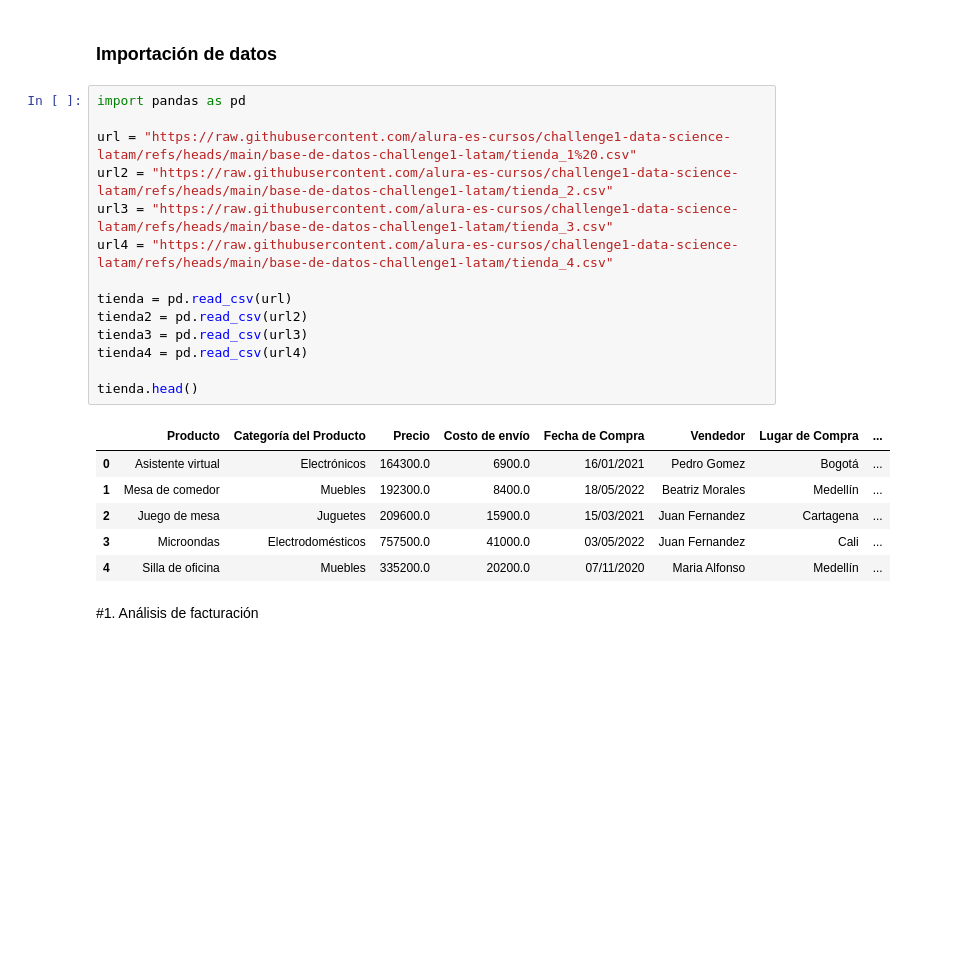
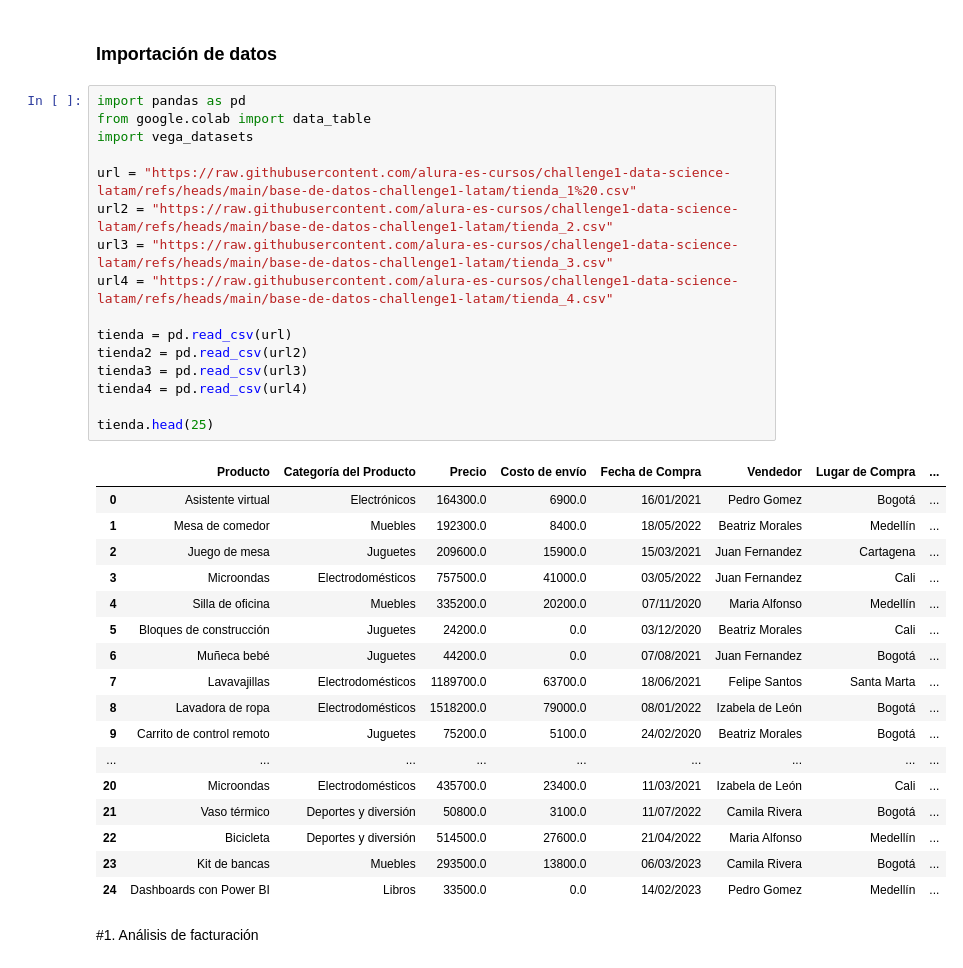
Before and after one commit to JDVAR7/2048-python-para-data-science-trabajar-con-funciones, a Jupyter notebook: alurastorelatam.ipynb, the cells around one changed output. Cells and saved outputs as stored; diff of their text form; blank space fills up the shorter version.

```diff
--- a/alurastorelatam.ipynb
+++ b/alurastorelatam.ipynb
@@ -4,24 +4,37 @@
 ### Importación de datos
 # %%
 import pandas as pd
+from google.colab import data_table
+import vega_datasets
 
 url = "https://raw.githubusercontent.com/alura-es-cursos/challenge1-data-science-latam/refs/heads/main/base-de-datos-challenge1-latam/tienda_1%20.csv"
 url2 = "https://raw.githubusercontent.com/alura-es-cursos/challenge1-data-science-latam/refs/heads/main/base-de-datos-challenge1-latam/tienda_2.csv"
 url3 = "https://raw.githubusercontent.com/alura-es-cursos/challenge1-data-science-latam/refs/heads/main/base-de-datos-challenge1-latam/tienda_3.csv"
 url4 = "https://raw.githubusercontent.com/alura-es-cursos/challenge1-data-science-latam/refs/heads/main/base-de-datos-challenge1-latam/tienda_4.csv"
 
 tienda = pd.read_csv(url)
 tienda2 = pd.read_csv(url2)
 tienda3 = pd.read_csv(url3)
 tienda4 = pd.read_csv(url4)
 
-tienda.head()
+tienda.head(25)
 # %% [output]
 |  | Producto | Categoría del Producto | Precio | Costo de envío | Fecha de Compra | Vendedor | Lugar de Compra | ... |
 | 0 | Asistente virtual | Electrónicos | 164300.0 | 6900.0 | 16/01/2021 | Pedro Gomez | Bogotá | ... |
 | 1 | Mesa de comedor | Muebles | 192300.0 | 8400.0 | 18/05/2022 | Beatriz Morales | Medellín | ... |
 | 2 | Juego de mesa | Juguetes | 209600.0 | 15900.0 | 15/03/2021 | Juan Fernandez | Cartagena | ... |
 | 3 | Microondas | Electrodomésticos | 757500.0 | 41000.0 | 03/05/2022 | Juan Fernandez | Cali | ... |
 | 4 | Silla de oficina | Muebles | 335200.0 | 20200.0 | 07/11/2020 | Maria Alfonso | Medellín | ... |
+| 5 | Bloques de construcción | Juguetes | 24200.0 | 0.0 | 03/12/2020 | Beatriz Morales | Cali | ... |
+| 6 | Muñeca bebé | Juguetes | 44200.0 | 0.0 | 07/08/2021 | Juan Fernandez | Bogotá | ... |
+| 7 | Lavavajillas | Electrodomésticos | 1189700.0 | 63700.0 | 18/06/2021 | Felipe Santos | Santa Marta | ... |
+| 8 | Lavadora de ropa | Electrodomésticos | 1518200.0 | 79000.0 | 08/01/2022 | Izabela de León | Bogotá | ... |
+| 9 | Carrito de control remoto | Juguetes | 75200.0 | 5100.0 | 24/02/2020 | Beatriz Morales | Bogotá | ... |
+| ... | ... | ... | ... | ... | ... | ... | ... | ... |
+| 20 | Microondas | Electrodomésticos | 435700.0 | 23400.0 | 11/03/2021 | Izabela de León | Cali | ... |
+| 21 | Vaso térmico | Deportes y diversión | 50800.0 | 3100.0 | 11/07/2022 | Camila Rivera | Bogotá | ... |
+| 22 | Bicicleta | Deportes y diversión | 514500.0 | 27600.0 | 21/04/2022 | Maria Alfonso | Medellín | ... |
+| 23 | Kit de bancas | Muebles | 293500.0 | 13800.0 | 06/03/2023 | Camila Rivera | Bogotá | ... |
+| 24 | Dashboards con Power BI | Libros | 33500.0 | 0.0 | 14/02/2023 | Pedro Gomez | Medellín | ... |
 # %% [markdown]
 #1. Análisis de facturación
```
Also changed, not shown: parts of 5 cells of this notebook.
